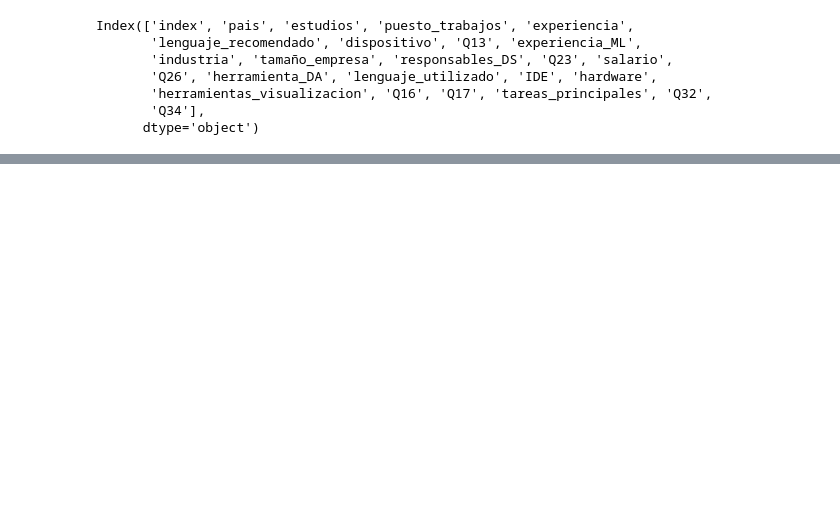
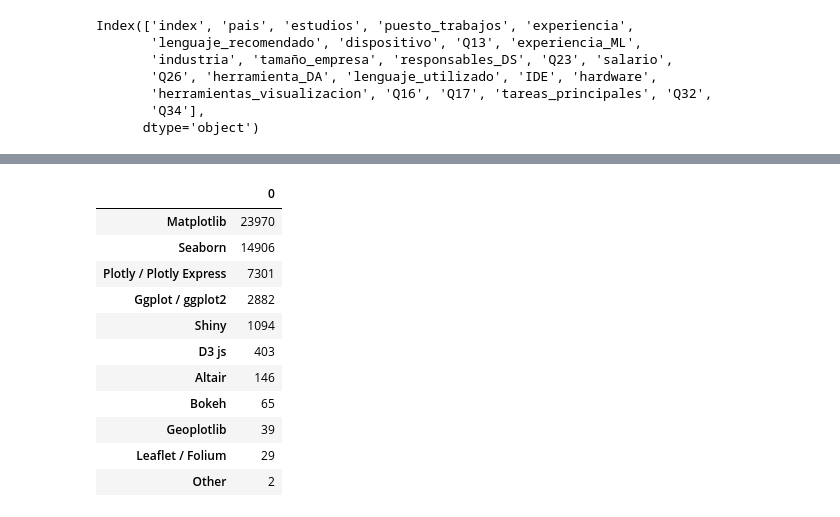
Before and after one commit to paulafuenteg/Kaggle-DS-ML-Survey, a Jupyter notebook: Archivos/apertura_archivos.ipynb, the cells around one changed output, grey strips where cells are left out. Drawn from its saved outputs; the diff is of its cells as text; code cells hidden in the pictures; blank space fills up the shorter version.

```diff
--- a/Archivos/apertura_archivos.ipynb
+++ b/Archivos/apertura_archivos.ipynb
@@ -284,0 +350,2 @@ Index(['index', 'pais', 'estudios', 'puesto_trabajos', 'experiencia',
+# %%
+columnas_nuevas2 = {0: 'Matplotlib', 1:'Seaborn', 2: 'Plotly / Plotly Express', 3: 'Ggplot / ggplot2', 4:'Shiny', 5:'D3 js', 6: 'Altair', 7: 'Bokeh', 8: 'Geoplotlib', 9: 'Leaflet / Folium', 10: 'Other'}
@@ -284,0 +365,16 @@ Index(['index', 'pais', 'estudios', 'puesto_trabajos', 'experiencia',
+# %%
+df_sum_herramientas= pd.DataFrame(df_herramientas.notnull().sum())
+df_sum_herramientas
+# %% [output]
+|  | 0 |
+| Matplotlib | 23970 |
+| Seaborn | 14906 |
+| Plotly / Plotly Express | 7301 |
+| Ggplot / ggplot2 | 2882 |
+| Shiny | 1094 |
+| D3 js | 403 |
+| Altair | 146 |
+| Bokeh | 65 |
+| Geoplotlib | 39 |
+| Leaflet / Folium | 29 |
+| Other | 2 |
```
Also changed, not shown: parts of 13 cells of this notebook.
